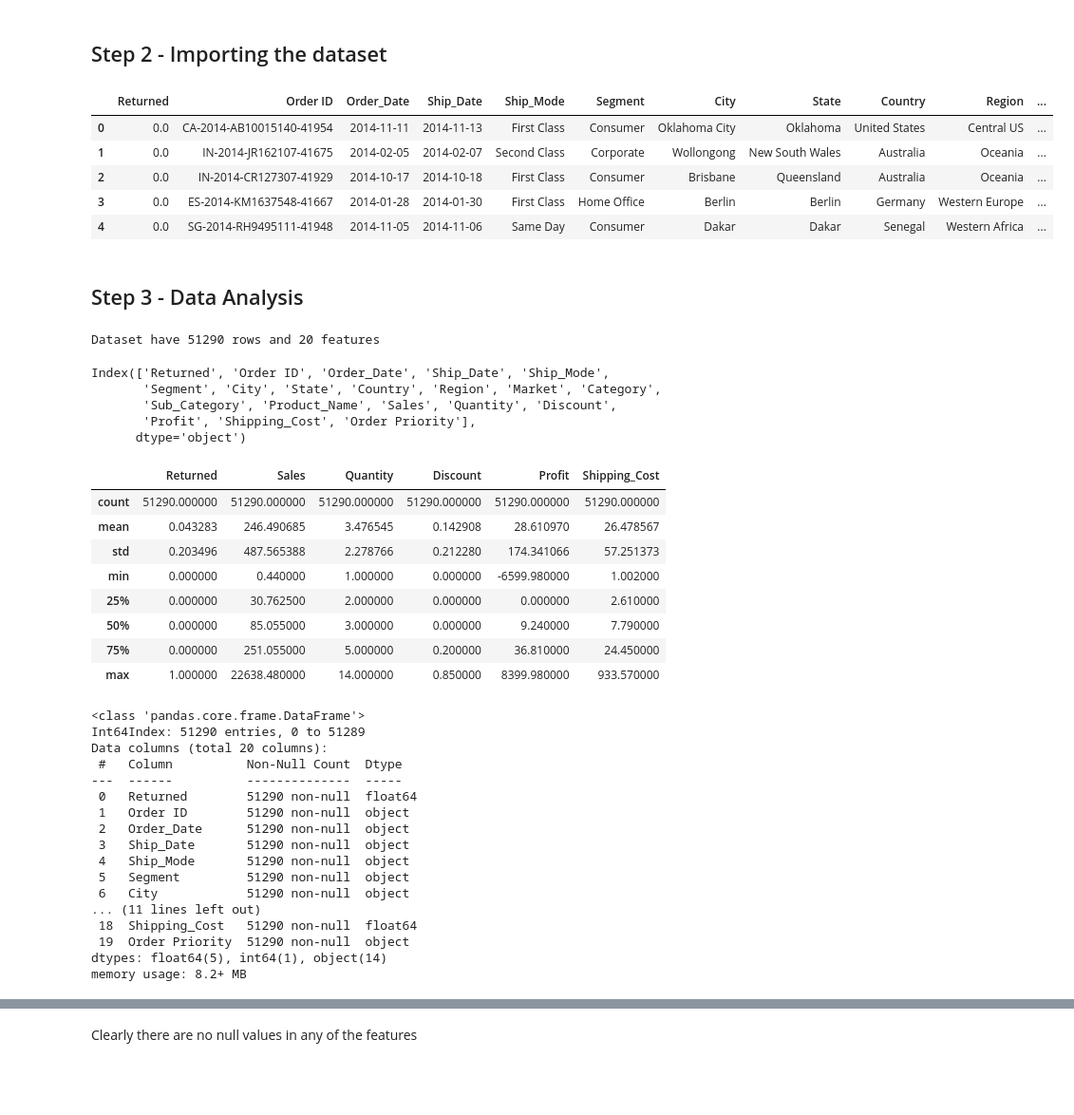
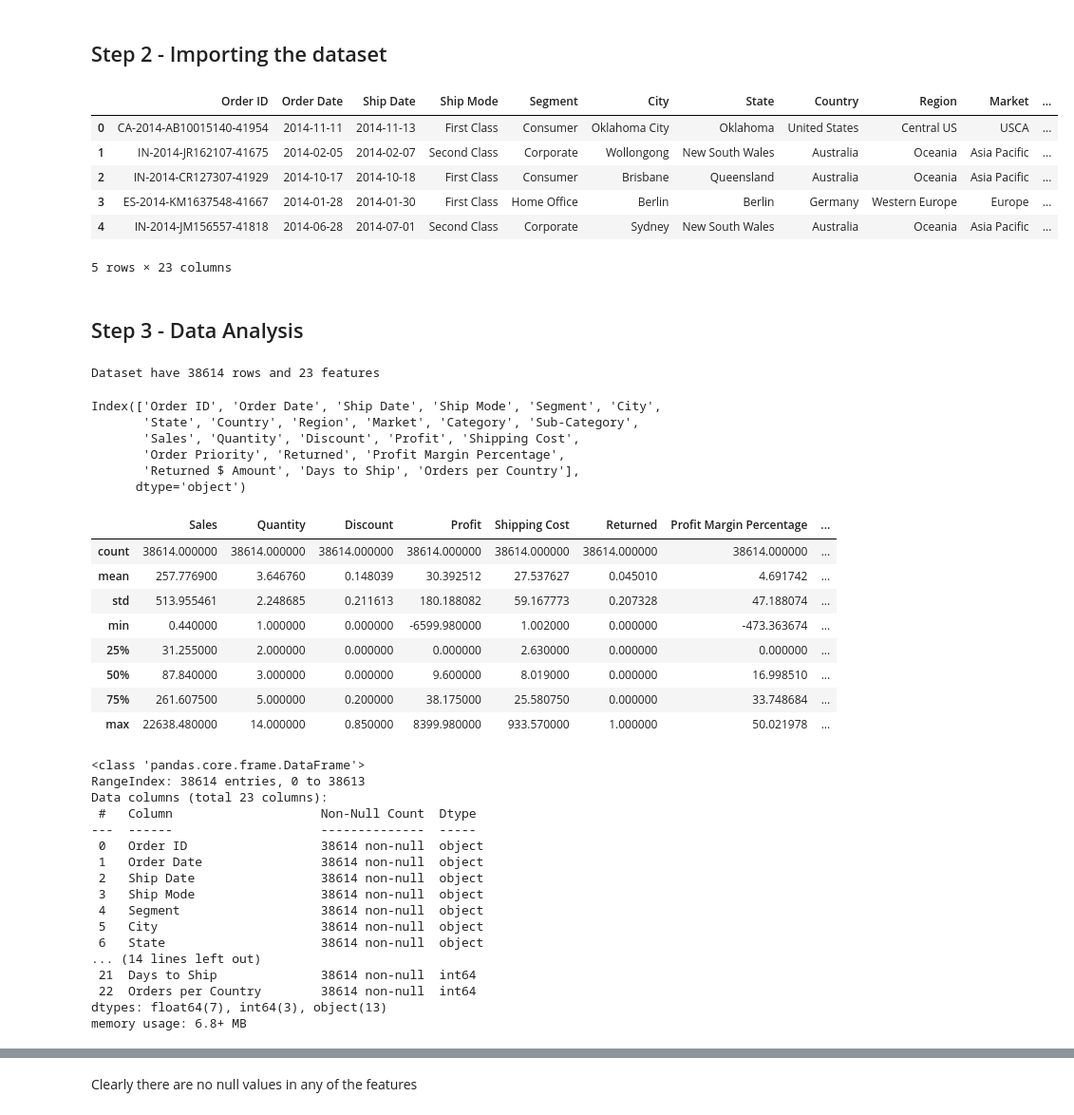
Before and after one commit to rachael-meinders/superstore, a Jupyter notebook: Superstore Analyses/Pandas Sales Analysis2.ipynb, the cells around one changed output, grey strips where cells are left out. Shown at 95% size. Saved outputs shown, nothing was run; the diff lists cells and outputs as text; code cells hidden in the pictures; blank space fills up the shorter version.

```diff
--- a/Superstore Analyses/Pandas Sales Analysis2.ipynb
+++ b/Superstore Analyses/Pandas Sales Analysis2.ipynb
@@ -14,15 +14,17 @@ import scipy.stats as stats
 # %% [markdown]
 ## Step 2 - Importing the dataset
 # %%
-df = pd.read_csv("resources/superstore returns merged df.csv", index_col=[0])
+df = pd.read_csv("resources/superstore_topcountries.csv", index_col=[0])
+df = df.reset_index()
 df.head(5)
 # %% [output]
-|  | Returned | Order ID | Order_Date | Ship_Date | Ship_Mode | Segment | City | State | Country | Region | ... |
-| 0 | 0.0 | CA-2014-AB10015140-41954 | 2014-11-11 | 2014-11-13 | First Class | Consumer | Oklahoma City | Oklahoma | United States | Central US | ... |
-| 1 | 0.0 | IN-2014-JR162107-41675 | 2014-02-05 | 2014-02-07 | Second Class | Corporate | Wollongong | New South Wales | Australia | Oceania | ... |
-| 2 | 0.0 | IN-2014-CR127307-41929 | 2014-10-17 | 2014-10-18 | First Class | Consumer | Brisbane | Queensland | Australia | Oceania | ... |
-| 3 | 0.0 | ES-2014-KM1637548-41667 | 2014-01-28 | 2014-01-30 | First Class | Home Office | Berlin | Berlin | Germany | Western Europe | ... |
-| 4 | 0.0 | SG-2014-RH9495111-41948 | 2014-11-05 | 2014-11-06 | Same Day | Consumer | Dakar | Dakar | Senegal | Western Africa | ... |
+|  | Order ID | Order Date | Ship Date | Ship Mode | Segment | City | State | Country | Region | Market | ... |
+| 0 | CA-2014-AB10015140-41954 | 2014-11-11 | 2014-11-13 | First Class | Consumer | Oklahoma City | Oklahoma | United States | Central US | USCA | ... |
+| 1 | IN-2014-JR162107-41675 | 2014-02-05 | 2014-02-07 | Second Class | Corporate | Wollongong | New South Wales | Australia | Oceania | Asia Pacific | ... |
+| 2 | IN-2014-CR127307-41929 | 2014-10-17 | 2014-10-18 | First Class | Consumer | Brisbane | Queensland | Australia | Oceania | Asia Pacific | ... |
+| 3 | ES-2014-KM1637548-41667 | 2014-01-28 | 2014-01-30 | First Class | Home Office | Berlin | Berlin | Germany | Western Europe | Europe | ... |
+| 4 | IN-2014-JM156557-41818 | 2014-06-28 | 2014-07-01 | Second Class | Corporate | Sydney | New South Wales | Australia | Oceania | Asia Pacific | ... |
+5 rows × 23 columns
 # %% [markdown]
 ## Step 3 - Data Analysis
 # %%
@@ -30,50 +32,51 @@ df.head(5)
 df.shape
 print(f"Dataset have {df.shape[0]} rows and {df.shape[1]} features")
 # %% [output]
-Dataset have 51290 rows and 20 features
+Dataset have 38614 rows and 23 features
 # %%
 # Displaying the Feature names
 df.columns
 # %% [output]
-Index(['Returned', 'Order ID', 'Order_Date', 'Ship_Date', 'Ship_Mode',
-       'Segment', 'City', 'State', 'Country', 'Region', 'Market', 'Category',
-       'Sub_Category', 'Product_Name', 'Sales', 'Quantity', 'Discount',
-       'Profit', 'Shipping_Cost', 'Order Priority'],
+Index(['Order ID', 'Order Date', 'Ship Date', 'Ship Mode', 'Segment', 'City',
+       'State', 'Country', 'Region', 'Market', 'Category', 'Sub-Category',
+       'Sales', 'Quantity', 'Discount', 'Profit', 'Shipping Cost',
+       'Order Priority', 'Returned', 'Profit Margin Percentage',
+       'Returned $ Amount', 'Days to Ship', 'Orders per Country'],
       dtype='object')
 # %%
 #Displaying the statistical measures
 df.describe()
 # %% [output]
-|  | Returned | Sales | Quantity | Discount | Profit | Shipping_Cost |
-| count | 51290.000000 | 51290.000000 | 51290.000000 | 51290.000000 | 51290.000000 | 51290.000000 |
-| mean | 0.043283 | 246.490685 | 3.476545 | 0.142908 | 28.610970 | 26.478567 |
-| std | 0.203496 | 487.565388 | 2.278766 | 0.212280 | 174.341066 | 57.251373 |
-| min | 0.000000 | 0.440000 | 1.000000 | 0.000000 | -6599.980000 | 1.002000 |
-| 25% | 0.000000 | 30.762500 | 2.000000 | 0.000000 | 0.000000 | 2.610000 |
-| 50% | 0.000000 | 85.055000 | 3.000000 | 0.000000 | 9.240000 | 7.790000 |
-| 75% | 0.000000 | 251.055000 | 5.000000 | 0.200000 | 36.810000 | 24.450000 |
-| max | 1.000000 | 22638.480000 | 14.000000 | 0.850000 | 8399.980000 | 933.570000 |
+|  | Sales | Quantity | Discount | Profit | Shipping Cost | Returned | Profit Margin Percentage | ... |
+| count | 38614.000000 | 38614.000000 | 38614.000000 | 38614.000000 | 38614.000000 | 38614.000000 | 38614.000000 | ... |
+| mean | 257.776900 | 3.646760 | 0.148039 | 30.392512 | 27.537627 | 0.045010 | 4.691742 | ... |
+| std | 513.955461 | 2.248685 | 0.211613 | 180.188082 | 59.167773 | 0.207328 | 47.188074 | ... |
+| min | 0.440000 | 1.000000 | 0.000000 | -6599.980000 | 1.002000 | 0.000000 | -473.363674 | ... |
+| 25% | 31.255000 | 2.000000 | 0.000000 | 0.000000 | 2.630000 | 0.000000 | 0.000000 | ... |
+| 50% | 87.840000 | 3.000000 | 0.000000 | 9.600000 | 8.019000 | 0.000000 | 16.998510 | ... |
+| 75% | 261.607500 | 5.000000 | 0.200000 | 38.175000 | 25.580750 | 0.000000 | 33.748684 | ... |
+| max | 22638.480000 | 14.000000 | 0.850000 | 8399.980000 | 933.570000 | 1.000000 | 50.021978 | ... |
 # %%
 # Checks the information of dataset using info() which shows the null values counts feature names and Data Type of every feature.
 df.info()
 # %% [output]
 <class 'pandas.core.frame.DataFrame'>
-Int64Index: 51290 entries, 0 to 51289
-Data columns (total 20 columns):
- #   Column          Non-Null Count  Dtype
----  ------          --------------  -----
- 0   Returned        51290 non-null  float64
- 1   Order ID        51290 non-null  object
- 2   Order_Date      51290 non-null  object
- 3   Ship_Date       51290 non-null  object
- 4   Ship_Mode       51290 non-null  object
- 5   Segment         51290 non-null  object
- 6   City            51290 non-null  object
-... (11 lines left out)
- 18  Shipping_Cost   51290 non-null  float64
- 19  Order Priority  51290 non-null  object
-dtypes: float64(5), int64(1), object(14)
-memory usage: 8.2+ MB
+RangeIndex: 38614 entries, 0 to 38613
+Data columns (total 23 columns):
+ #   Column                    Non-Null Count  Dtype
+---  ------                    --------------  -----
+ 0   Order ID                  38614 non-null  object
+ 1   Order Date                38614 non-null  object
+ 2   Ship Date                 38614 non-null  object
+ 3   Ship Mode                 38614 non-null  object
+ 4   Segment                   38614 non-null  object
+ 5   City                      38614 non-null  object
+ 6   State                     38614 non-null  object
+... (14 lines left out)
+ 21  Days to Ship              38614 non-null  int64
+ 22  Orders per Country        38614 non-null  int64
+dtypes: float64(7), int64(3), object(13)
+memory usage: 6.8+ MB
 # %%
 #For EDA We have to check for the null values in the dataset and if any of the feature has one.
 df.isnull().sum()
```
Also changed, not shown: parts of 21 cells of this notebook, 11 other files.
